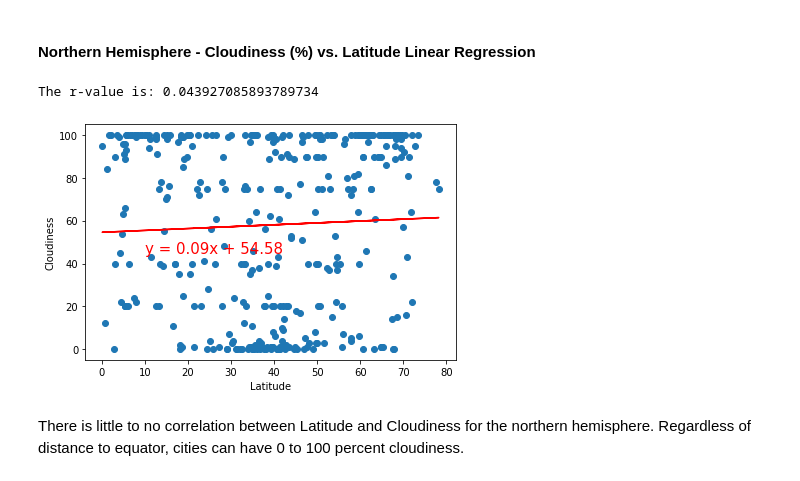
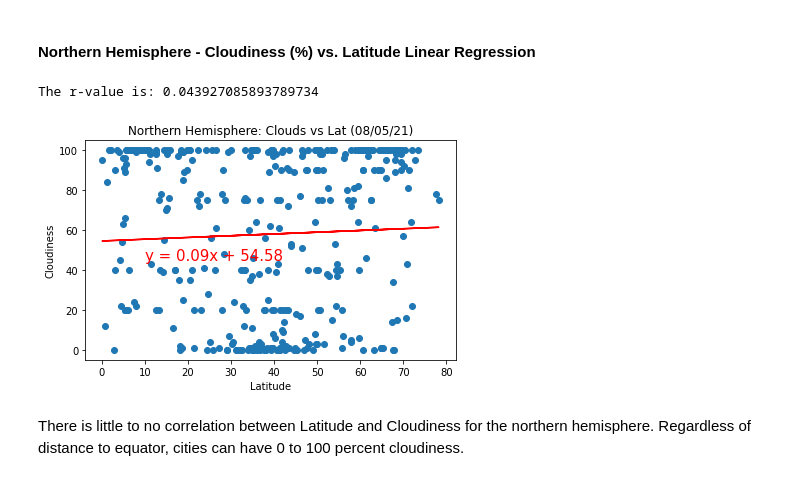
Before and after one commit to WayneJ2/python-api-challenge, a Jupyter notebook: WeatherPy/WeatherPyCode.ipynb, the cells around one changed output. Saved outputs shown, nothing was run; the diff lists cells and outputs as text; code cells hidden in the pictures.

```diff
--- a/WeatherPy/WeatherPyCode.ipynb
+++ b/WeatherPy/WeatherPyCode.ipynb
@@ -311,22 +328,24 @@ This chart shows little to no correlation between humidity and Latitude in the s
 # %%
 # Northern Hemisphere - Cloudiness vs Lat
 
 x_values = cleanCityNH_df['Lat']
 y_values = cleanCityNH_df['Cloudiness']
 (slope, intercept, rvalue, pvalue, stderr) = linregress(x_values, y_values)
 regress_values = x_values * slope + intercept
 line_eq = "y = " + str(round(slope,2)) + "x + " + str(round(intercept,2))
 print(f"The r-value is: {rvalue}")
 plt.scatter(x_values,y_values)
 plt.plot(x_values,regress_values,"r-")
 plt.annotate(line_eq,(10,45),fontsize=15,color="red")
+plt.title(f"Northern Hemisphere: Clouds vs Lat ({today})")
 plt.xlabel('Latitude')
 plt.ylabel('Cloudiness')
+plt.savefig(f"Images/NH_cloudsvslat.png")
 plt.tight_layout()
 plt.show()
 # %% [output]
 The r-value is: 0.043927085893789734
-[figure, old version]
+[figure, new version]
 # %% [markdown]
 There is little to no correlation between Latitude and Cloudiness for the northern hemisphere. Regardless of distance to equator, cities can have 0 to 100 percent cloudiness.
 # %% [markdown]
```
Also changed, not shown: parts of 13 cells of this notebook, 12 other files.
